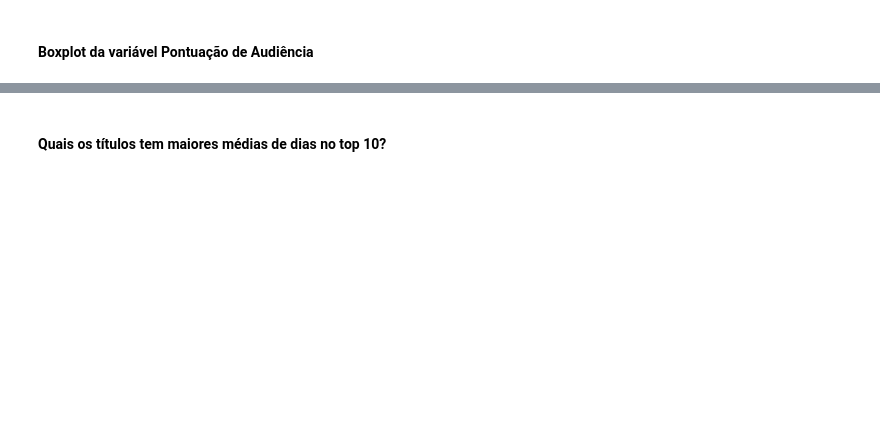
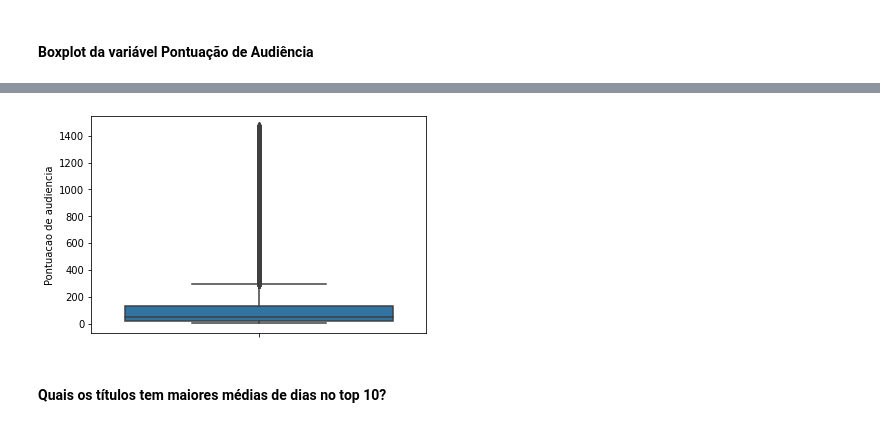
Before and after one commit to Blf100/Analise-de-dados-Netflix, a Jupyter notebook: Netflix.ipynb, the cells around one changed output, grey strips where cells are left out. Saved outputs shown, nothing was run; the diff lists cells and outputs as text; code cells hidden in the pictures; blank space fills up the shorter version.

```diff
--- a/Netflix.ipynb
+++ b/Netflix.ipynb
@@ -129,5 +132,5 @@ hist_pontuacao_audiencia.show()
 #### Boxplot da variável Pontuação de Audiência
 # %%
 # Boxplot de Pontuação de Audiência
-px.box(base, y='Pontuaçao de audiencia', width=500, height=500)
+sns.boxplot(y=base['Pontuacao de audiencia']);
 # %% [output]
@@ -135,3 +137,4 @@ px.box(base, y='Pontuaçao de audiencia', width=500, height=500)
+[figure, added]
 # %% [markdown]
 #### Quais os títulos tem maiores médias de dias no top 10?
 # %%
```
Also changed, not shown: parts of 19 cells of this notebook.
